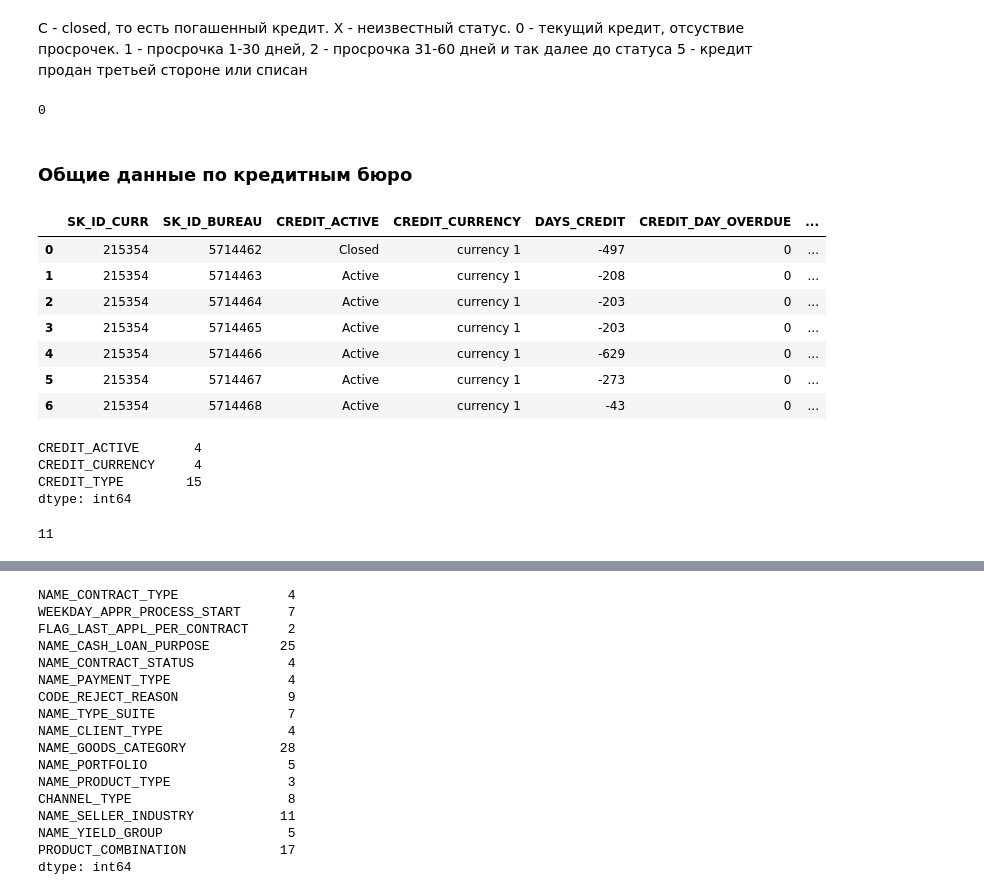
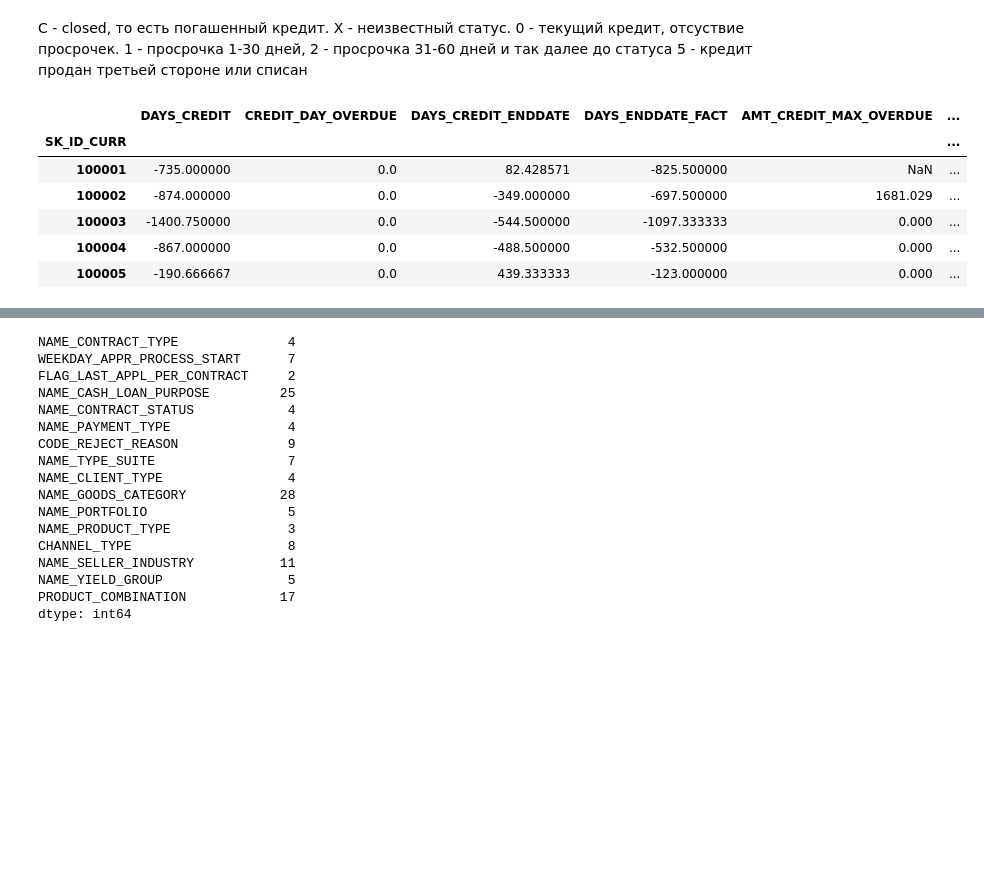
Before and after one commit to bypolyarka/home-credit-kaggle, a Jupyter notebook: home_credit_full_data_fe.ipynb, the cells around one changed output, grey strips where cells are left out. Saved outputs shown, nothing was run; the diff lists cells and outputs as text; code cells hidden in the pictures; blank space fills up the shorter version.

```diff
--- a/home_credit_full_data_fe.ipynb
+++ b/home_credit_full_data_fe.ipynb
@@ -182,0 +315,9 @@ gc.collect()
+# %%
+buro['CREDIT_ENDDATE_BINARY'] = buro['DAYS_CREDIT_ENDDATE']
+
+buro['CREDIT_ENDDATE_BINARY'] = buro['CREDIT_ENDDATE_BINARY'].apply(lambda x: 0 if x < 0 else 1)
+
+grp = buro.groupby(by=['SK_ID_CURR'])['CREDIT_ENDDATE_BINARY'].mean().reset_index().rename(index=str, columns={'CREDIT_ENDDATE_BINARY': 'CREDIT_ENDDATE_PERCENTAGE'})
+buro = buro.merge(grp, on=['SK_ID_CURR'], how='left')
+del buro['CREDIT_ENDDATE_BINARY']
+buro.head()
@@ -182,0 +422,5 @@ gc.collect()
+# %%
+buro['CNT_CREDIT_PROLONG'] = buro['CNT_CREDIT_PROLONG'].fillna(0)
+grp = buro[['SK_ID_CURR', 'CNT_CREDIT_PROLONG']].groupby(by=['SK_ID_CURR'])['CNT_CREDIT_PROLONG'].mean().reset_index().rename(index=str, columns={'CNT_CREDIT_PROLONG': 'AVG_CREDITDAYS_PROLONGED'})
+buro = buro.merge(grp, on=['SK_ID_CURR'], how='left')
+buro.head()
@@ -182,0 +434,4 @@ gc.collect()
+# %%
+buro_cat_features = buro.select_dtypes(include=[object]).apply(pd.Series.nunique, axis=0)
+buro, _ = one_hot_encoder(buro, categorical_columns=buro_cat_features.index.to_list())
+buro.head()
@@ -182,0 +445,7 @@ gc.collect()
+# %%
+
+avg_buro = buro.groupby('SK_ID_CURR').mean()
+avg_buro['BUREAU_CNT'] = buro[['SK_ID_BUREAU', 'SK_ID_CURR']].groupby('SK_ID_CURR').count()['SK_ID_BUREAU']
+
+del buro
+gc.collect()
@@ -212,50 +481,26 @@ Name: STATUS, dtype: int64
 # %%
 buro_grouped_size = buro_balance.groupby('SK_ID_BUREAU')['MONTHS_BALANCE'].size()
 buro_grouped_max = buro_balance.groupby('SK_ID_BUREAU')['MONTHS_BALANCE'].max()
 buro_grouped_min = buro_balance.groupby('SK_ID_BUREAU')['MONTHS_BALANCE'].min()
 
 buro_counts = buro_balance.groupby('SK_ID_BUREAU')['STATUS'].value_counts(normalize = False)
 buro_counts_unstacked = buro_counts.unstack('STATUS')
 buro_counts_unstacked.columns = ['STATUS_0', 'STATUS_1','STATUS_2','STATUS_3','STATUS_4','STATUS_5','STATUS_C','STATUS_X',]
 buro_counts_unstacked['MONTHS_COUNT'] = buro_grouped_size
 buro_counts_unstacked['MONTHS_MIN'] = buro_grouped_min
 buro_counts_unstacked['MONTHS_MAX'] = buro_grouped_max
 
-buro = buro.join(buro_counts_unstacked, how='left', on='SK_ID_BUREAU')
+avg_buro = avg_buro.join(buro_counts_unstacked, how='left', on='SK_ID_BUREAU')
+del avg_buro['SK_ID_BUREAU']
+del buro_balance
+gc.collect()
+avg_buro.head()
+# %% [output]
+|  | DAYS_CREDIT | CREDIT_DAY_OVERDUE | DAYS_CREDIT_ENDDATE | DAYS_ENDDATE_FACT | AMT_CREDIT_MAX_OVERDUE | ... |
+| SK_ID_CURR |  |  |  |  |  | ... |
+| 100001 | -735.000000 | 0.0 | 82.428571 | -825.500000 | NaN | ... |
+| 100002 | -874.000000 | 0.0 | -349.000000 | -697.500000 | 1681.029 | ... |
+| 100003 | -1400.750000 | 0.0 | -544.500000 | -1097.333333 | 0.000 | ... |
+| 100004 | -867.000000 | 0.0 | -488.500000 | -532.500000 | 0.000 | ... |
+| 100005 | -190.666667 | 0.0 | 439.333333 | -123.000000 | 0.000 | ... |
-# %%
-del buro_balance
-gc.collect()
-# %% [output]
-0
-# %% [markdown]
-### Общие данные по кредитным бюро
-# %%
-buro.head(7)
-# %% [output]
-|  | SK_ID_CURR | SK_ID_BUREAU | CREDIT_ACTIVE | CREDIT_CURRENCY | DAYS_CREDIT | CREDIT_DAY_OVERDUE | ... |
-| 0 | 215354 | 5714462 | Closed | currency 1 | -497 | 0 | ... |
-| 1 | 215354 | 5714463 | Active | currency 1 | -208 | 0 | ... |
-| 2 | 215354 | 5714464 | Active | currency 1 | -203 | 0 | ... |
-| 3 | 215354 | 5714465 | Active | currency 1 | -203 | 0 | ... |
-| 4 | 215354 | 5714466 | Active | currency 1 | -629 | 0 | ... |
-| 5 | 215354 | 5714467 | Active | currency 1 | -273 | 0 | ... |
-| 6 | 215354 | 5714468 | Active | currency 1 | -43 | 0 | ... |
-# %%
-buro_cat_features = buro.select_dtypes(include=[object]).apply(pd.Series.nunique, axis=0)
-buro_cat_features
-# %% [output]
-CREDIT_ACTIVE       4
-CREDIT_CURRENCY     4
-CREDIT_TYPE        15
-dtype: int64
-# %%
-buro = pd.get_dummies(buro, columns=buro_cat_features.index.to_list())
-avg_buro = buro.groupby('SK_ID_CURR').mean()
-avg_buro['buro_count'] = buro[['SK_ID_BUREAU', 'SK_ID_CURR']].groupby('SK_ID_CURR').count()['SK_ID_BUREAU']
-del avg_buro['SK_ID_BUREAU']
-
-del buro
-gc.collect()
-# %% [output]
-11
 # %% [markdown]
```
Also changed, not shown: parts of 47 cells of this notebook.
